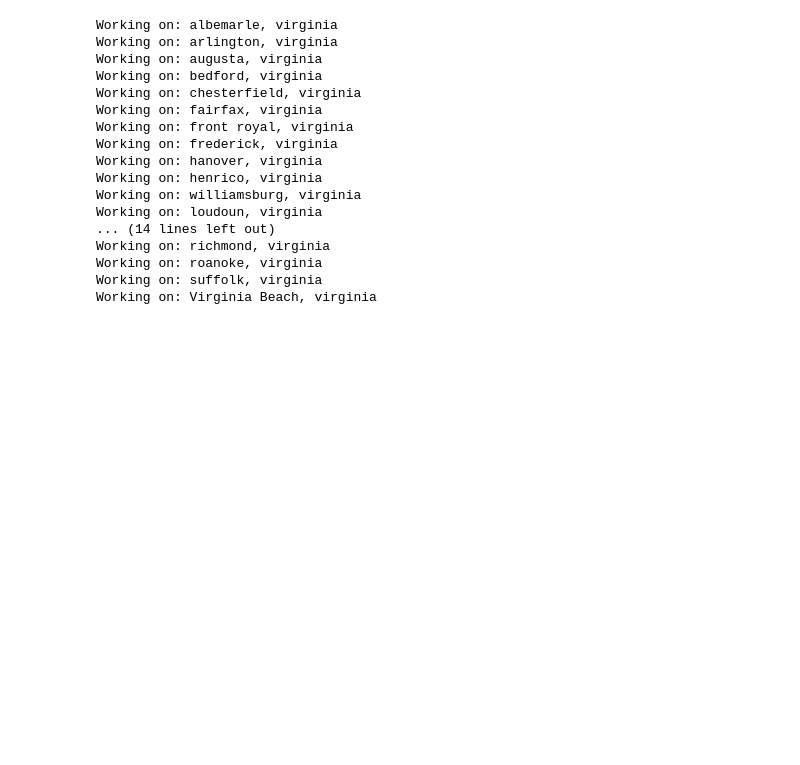
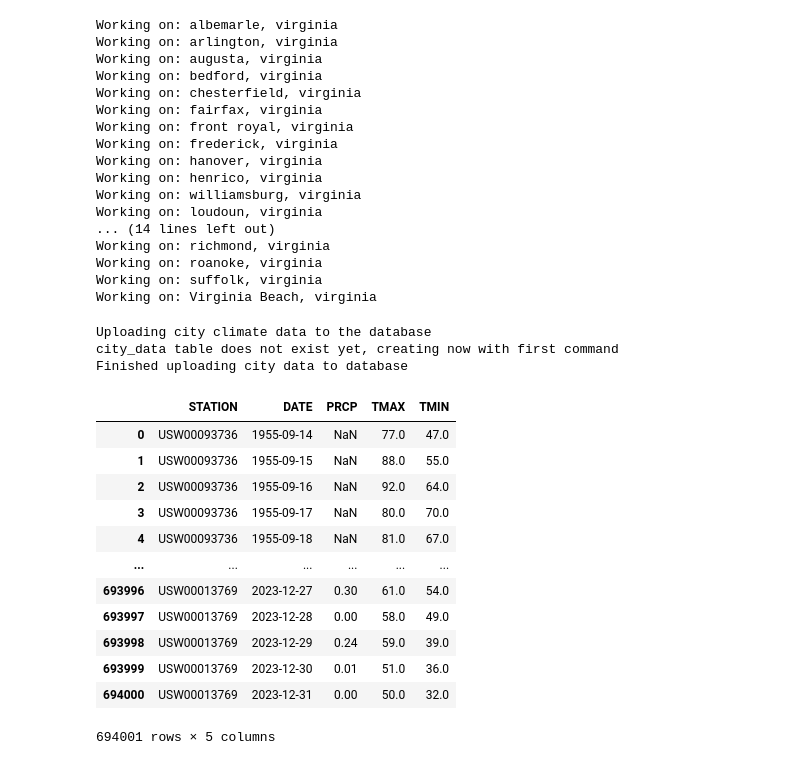
Before and after one commit to j-miskill/climate-ville, a Jupyter notebook: sandbox.ipynb, the cells around one changed output. Saved outputs shown, nothing was run; the diff lists cells and outputs as text; code cells hidden in the pictures; blank space fills up the shorter version.

Commit message:
all data should be in the correct tables now.

```diff
--- a/sandbox.ipynb
+++ b/sandbox.ipynb
@@ -235,6 +267,32 @@ Working on: richmond, virginia
 Working on: roanoke, virginia
 Working on: suffolk, virginia
 Working on: Virginia Beach, virginia
+# %%
+co.upload_data_to_postgres(full_df, engine=engine)
+# %% [output]
+Uploading city climate data to the database
+city_data table does not exist yet, creating now with first command
+Finished uploading city data to database
+# %%
+query = """
+SELECT *
+FROM climate_data
+"""
+pd.read_sql_query(query, con=engine)
+# %% [output]
+|  | STATION | DATE | PRCP | TMAX | TMIN |
+| 0 | USW00093736 | 1955-09-14 | NaN | 77.0 | 47.0 |
+| 1 | USW00093736 | 1955-09-15 | NaN | 88.0 | 55.0 |
+| 2 | USW00093736 | 1955-09-16 | NaN | 92.0 | 64.0 |
+| 3 | USW00093736 | 1955-09-17 | NaN | 80.0 | 70.0 |
+| 4 | USW00093736 | 1955-09-18 | NaN | 81.0 | 67.0 |
+| ... | ... | ... | ... | ... | ... |
+| 693996 | USW00013769 | 2023-12-27 | 0.30 | 61.0 | 54.0 |
+| 693997 | USW00013769 | 2023-12-28 | 0.00 | 58.0 | 49.0 |
+| 693998 | USW00013769 | 2023-12-29 | 0.24 | 59.0 | 39.0 |
+| 693999 | USW00013769 | 2023-12-30 | 0.01 | 51.0 | 36.0 |
+| 694000 | USW00013769 | 2023-12-31 | 0.00 | 50.0 | 32.0 |
+694001 rows × 5 columns
 # %%
 col_one = city_to_station.keys()
 col_two = city_to_station.values()
```
Also changed, not shown: parts of 8 cells of this notebook, 2 other files.
